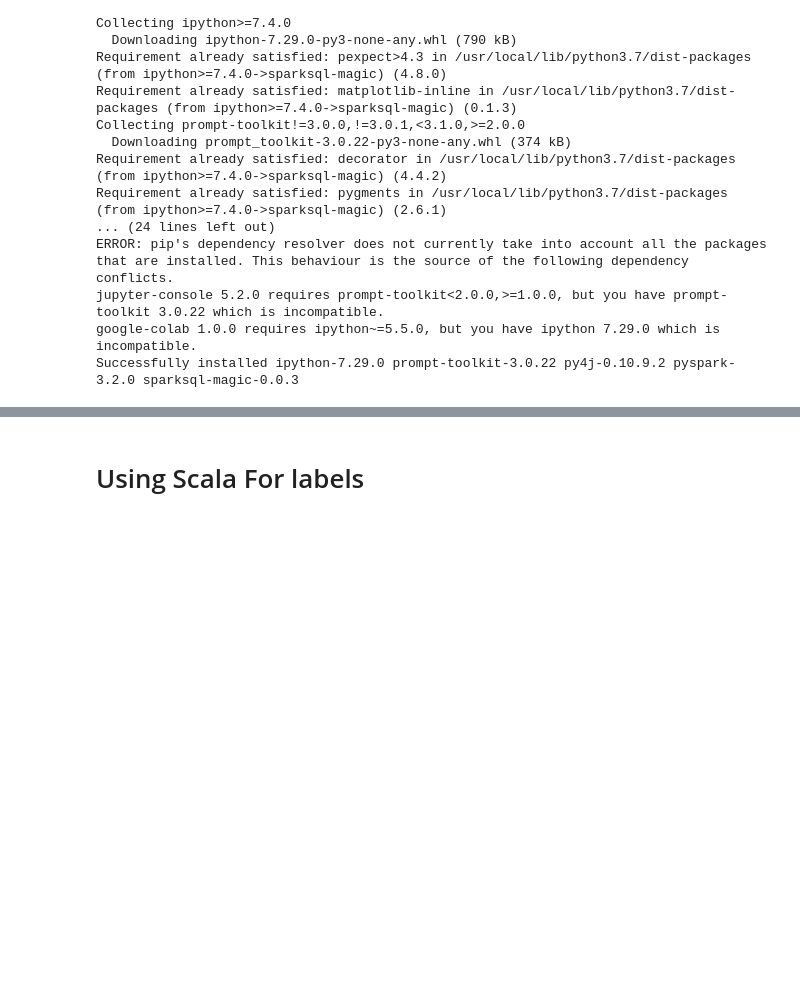
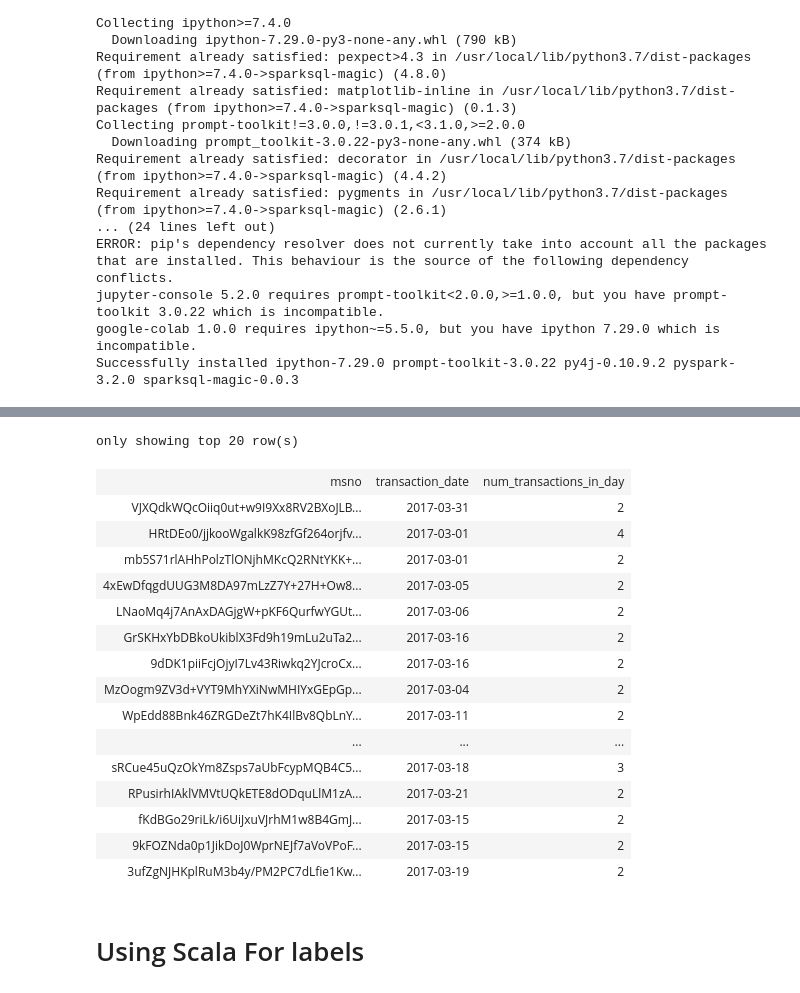
Before and after one commit to sjtalkar/DP-203-Azure-Data-Engineering-Notes, a Jupyter notebook: SparkAndDeltaLake.ipynb, the cells around one changed output, grey strips where cells are left out. Drawn from its saved outputs; the diff is of its cells as text; code cells hidden in the pictures; blank space fills up the shorter version.

```diff
--- a/SparkAndDeltaLake.ipynb
+++ b/SparkAndDeltaLake.ipynb
@@ -381,3 +544,28 @@ select * from kkbox.transactions limit 20
+# %%
+%%sparksql
+with t as (select msno, transaction_date, count(1) as num_transactions_in_day
+            from kkbox.transactions
+
+ )
+ select * from t
+# %% [output]
+only showing top 20 row(s)
+| msno | transaction_date | num_transactions_in_day |
+| VJXQdkWQcOiiq0ut+w9I9Xx8RV2BXoJLB... | 2017-03-31 | 2 |
+| HRtDEo0/jjkooWgalkK98zfGf264orjfv... | 2017-03-01 | 4 |
+| mb5S71rlAHhPolzTlONjhMKcQ2RNtYKK+... | 2017-03-01 | 2 |
+| 4xEwDfqgdUUG3M8DA97mLzZ7Y+27H+Ow8... | 2017-03-05 | 2 |
+| LNaoMq4j7AnAxDAGjgW+pKF6QurfwYGUt... | 2017-03-06 | 2 |
+| GrSKHxYbDBkoUkiblX3Fd9h19mLu2uTa2... | 2017-03-16 | 2 |
+| 9dDK1piiFcjOjyI7Lv43Riwkq2YJcroCx... | 2017-03-16 | 2 |
+| MzOogm9ZV3d+VYT9MhYXiNwMHIYxGEpGp... | 2017-03-04 | 2 |
+| WpEdd88Bnk46ZRGDeZt7hK4IlBv8QbLnY... | 2017-03-11 | 2 |
+| ... | ... | ... |
+| sRCue45uQzOkYm8Zsps7aUbFcypMQB4C5... | 2017-03-18 | 3 |
+| RPusirhIAklVMVtUQkETE8dODquLlM1zA... | 2017-03-21 | 2 |
+| fKdBGo29riLk/i6UiJxuVJrhM1w8B4GmJ... | 2017-03-15 | 2 |
+| 9kFOZNda0p1JikDoJ0WprNEJf7aVoVPoF... | 2017-03-15 | 2 |
+| 3ufZgNJHKplRuM3b4y/PM2PC7dLfie1Kw... | 2017-03-19 | 2 |
 # %% [markdown]
 # Using Scala For labels
 # %%
```
Also changed, not shown: parts of 8 cells of this notebook.
